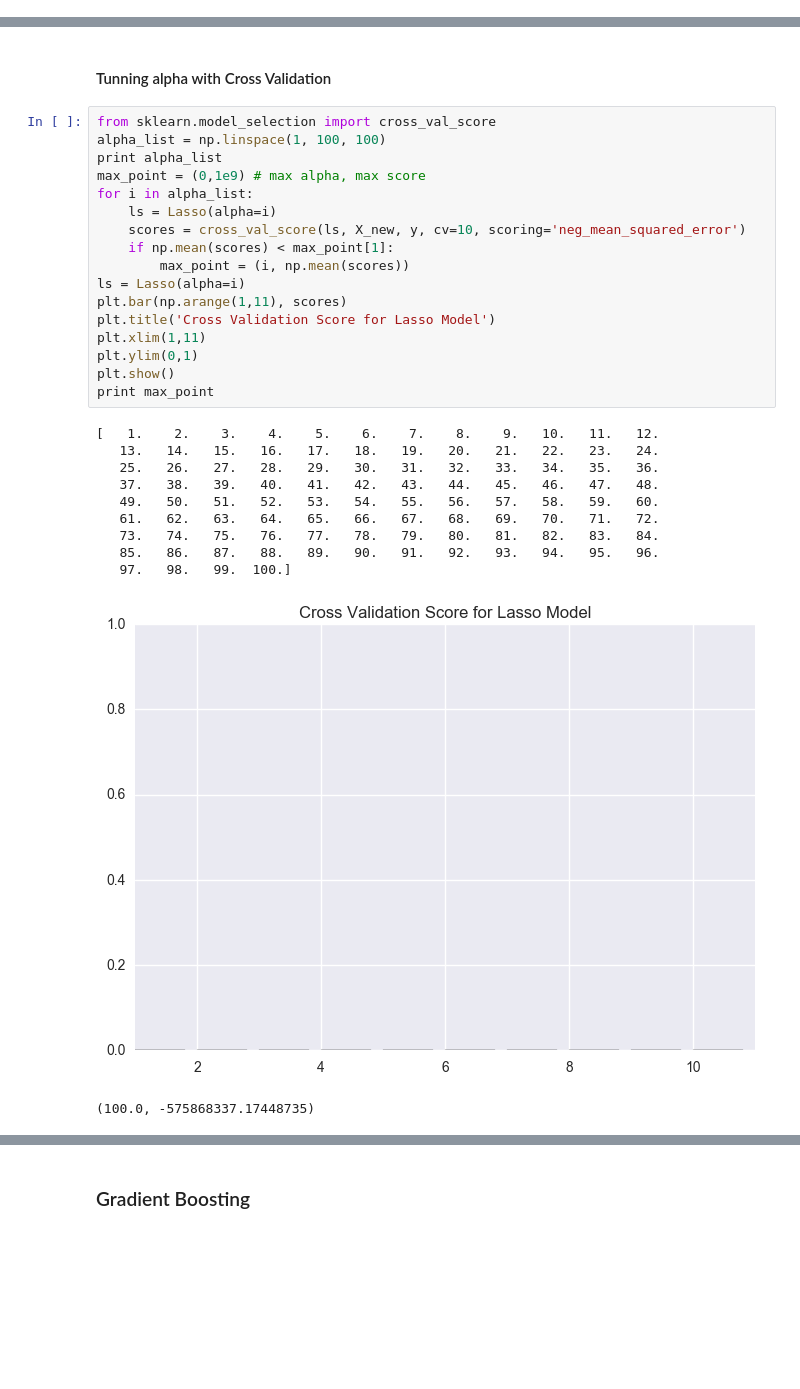
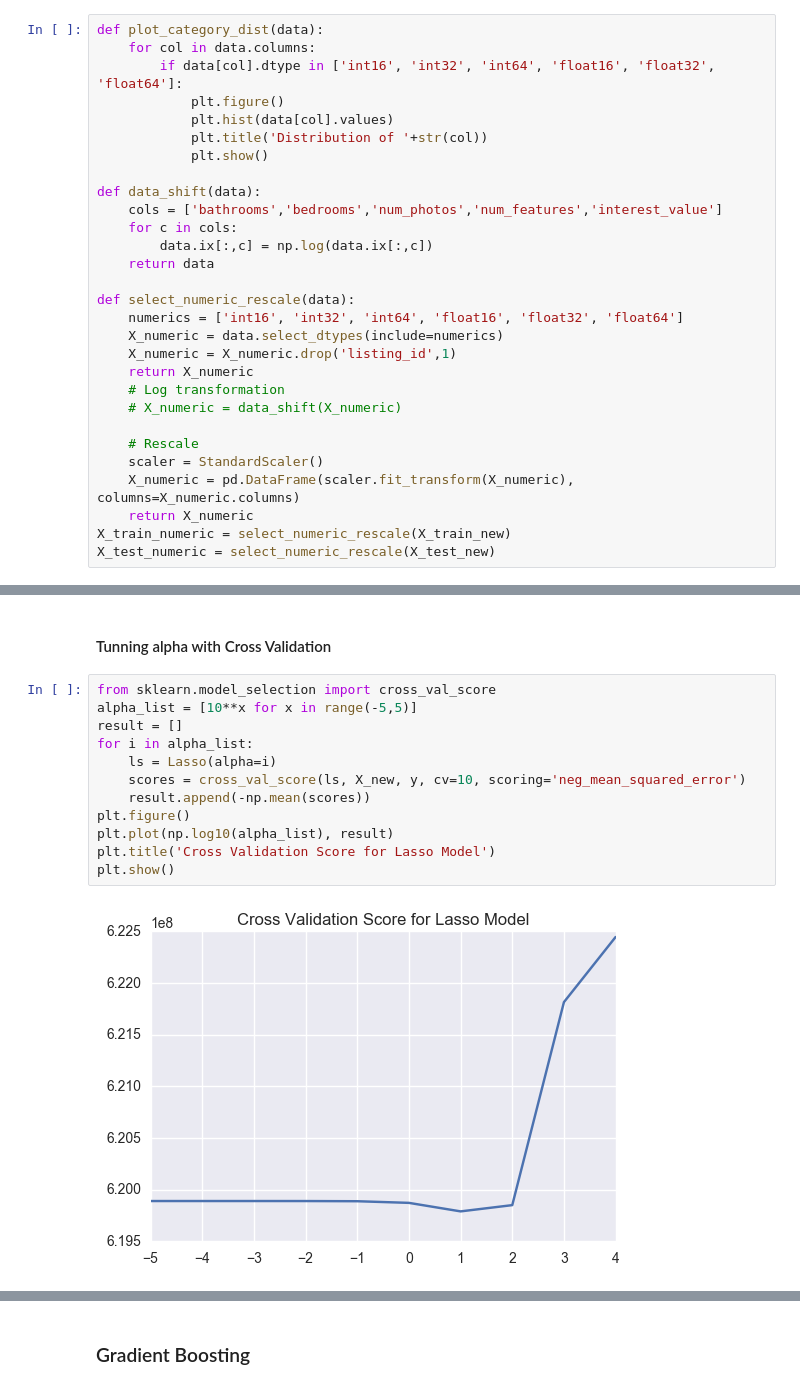
Before and after one commit to Charlespartina/DS1001-Project, a Jupyter notebook: notebook/Final Project.ipynb, the cells around one changed output, grey strips where cells are left out. Drawn from its saved outputs; the diff is of its cells as text; blank space fills up the shorter version.

```diff
--- a/notebook/Final Project.ipynb
+++ b/notebook/Final Project.ipynb
@@ -109,3 +158,32 @@ X_train_numeric.iloc[0:10,:]
+# %%
+def plot_category_dist(data):
+    for col in data.columns:
+        if data[col].dtype in ['int16', 'int32', 'int64', 'float16', 'float32', 'float64']:
+            plt.figure()
+            plt.hist(data[col].values)
+            plt.title('Distribution of '+str(col))
+            plt.show()
+
+def data_shift(data):
+    cols = ['bathrooms','bedrooms','num_photos','num_features','interest_value']
+    for c in cols:
+        data.ix[:,c] = np.log(data.ix[:,c])
+    return data
+
+def select_numeric_rescale(data):
+    numerics = ['int16', 'int32', 'int64', 'float16', 'float32', 'float64']
+    X_numeric = data.select_dtypes(include=numerics)
+    X_numeric = X_numeric.drop('listing_id',1)
+    return X_numeric
+    # Log transformation
+    # X_numeric = data_shift(X_numeric)
+
+    # Rescale
+    scaler = StandardScaler()
+    X_numeric = pd.DataFrame(scaler.fit_transform(X_numeric), columns=X_numeric.columns)
+    return X_numeric
+X_train_numeric = select_numeric_rescale(X_train_new)
+X_test_numeric = select_numeric_rescale(X_test_new)
 # %% [markdown]
 #### Construct X and y
 # %%
@@ -162,30 +240,15 @@ Lasso(alpha=0.1, copy_X=True, fit_intercept=True, max_iter=1000,
 #### Tunning alpha with Cross Validation
 # %%
 from sklearn.model_selection import cross_val_score
-alpha_list = np.linspace(1, 100, 100)
-print alpha_list
-max_point = (0,1e9) # max alpha, max score
+alpha_list = [10**x for x in range(-5,5)]
+result = []
 for i in alpha_list:
     ls = Lasso(alpha=i)
     scores = cross_val_score(ls, X_new, y, cv=10, scoring='neg_mean_squared_error')
-    if np.mean(scores) < max_point[1]:
-        max_point = (i, np.mean(scores))
-ls = Lasso(alpha=i)
-plt.bar(np.arange(1,11), scores)
+    result.append(-np.mean(scores))
+plt.figure()
+plt.plot(np.log10(alpha_list), result)
 plt.title('Cross Validation Score for Lasso Model')
-plt.xlim(1,11)
-plt.ylim(0,1)
 plt.show()
-print max_point
 # %% [output]
-[   1.    2.    3.    4.    5.    6.    7.    8.    9.   10.   11.   12.
-   13.   14.   15.   16.   17.   18.   19.   20.   21.   22.   23.   24.
-   25.   26.   27.   28.   29.   30.   31.   32.   33.   34.   35.   36.
-   37.   38.   39.   40.   41.   42.   43.   44.   45.   46.   47.   48.
-   49.   50.   51.   52.   53.   54.   55.   56.   57.   58.   59.   60.
-   61.   62.   63.   64.   65.   66.   67.   68.   69.   70.   71.   72.
-   73.   74.   75.   76.   77.   78.   79.   80.   81.   82.   83.   84.
-   85.   86.   87.   88.   89.   90.   91.   92.   93.   94.   95.   96.
-   97.   98.   99.  100.]
-[figure, old version]
+[figure, new version]
-(100.0, -575868337.17448735)
```
Also changed, not shown: parts of 38 cells of this notebook, 1 other file.
